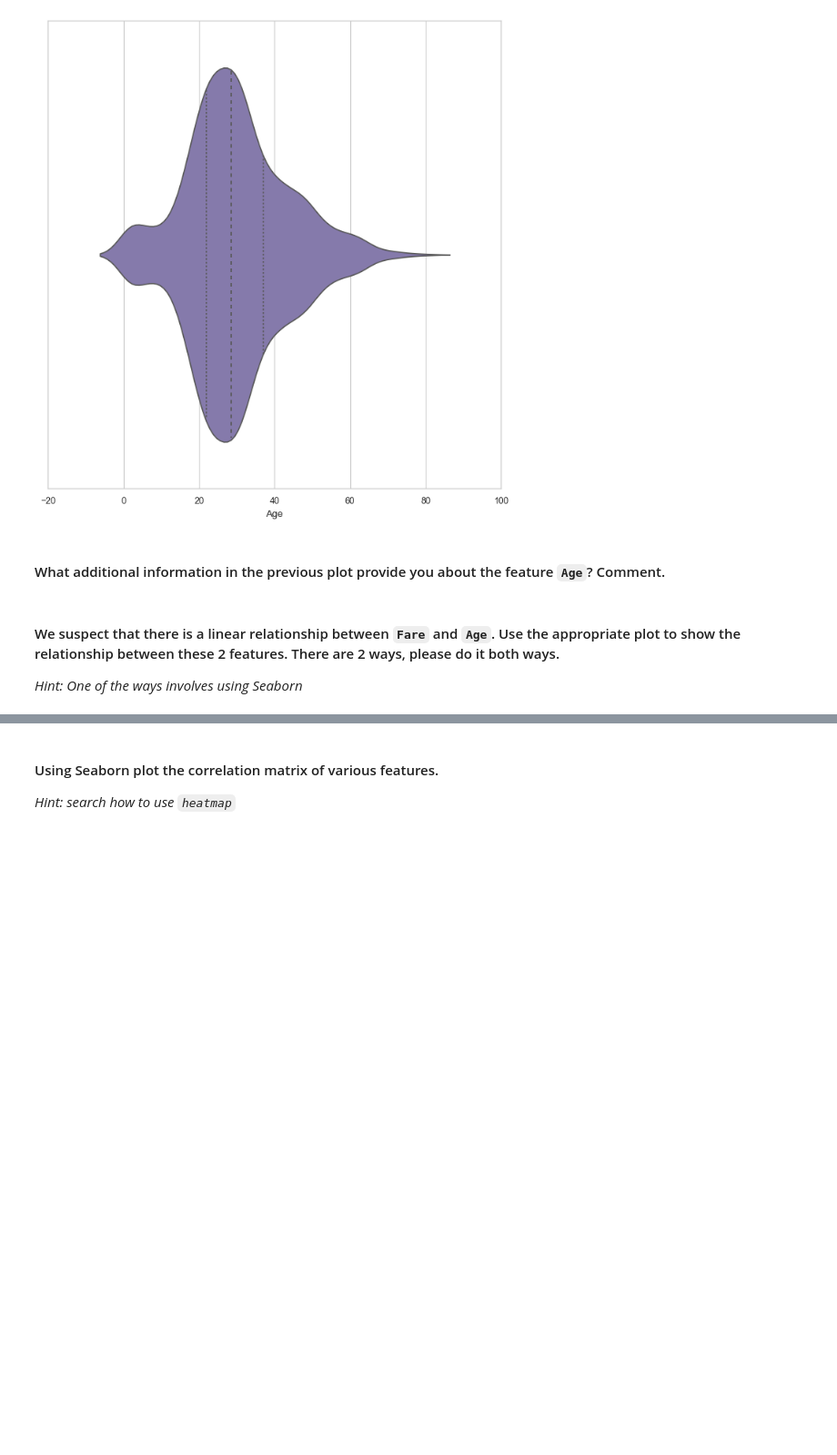
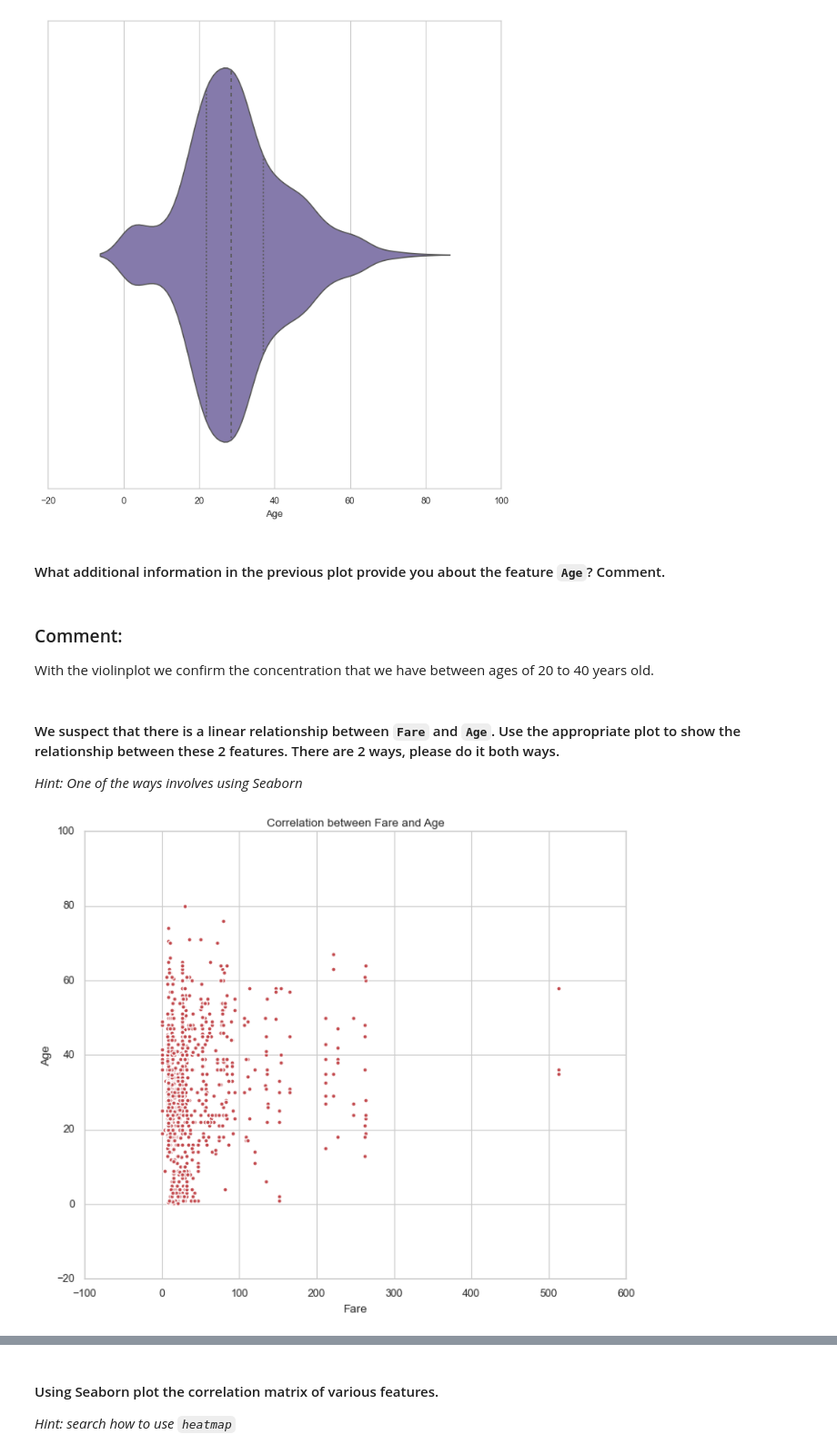
Before and after one commit to ta-data-mexpt/lab-matplotlib-seaborn, a Jupyter notebook: your-code/challenge-3.ipynb, the cells around one changed output, grey strips where cells are left out. Shown: that part at 91% size. Saved outputs shown, nothing was run; the diff lists cells and outputs as text; code cells hidden in the pictures; blank space fills up the shorter version.

```diff
--- a/your-code/challenge-3.ipynb
+++ b/your-code/challenge-3.ipynb
@@ -186,3 +184,7 @@ sns.violinplot(x = 'Age', data=titanic, inner = 'quartile', color = 'm')
+# %% [markdown]
+### Comment:
+
+With the violinplot we confirm the concentration that we have between ages of 20 to 40 years old.
 # %% [markdown]
 #### We suspect that there is a linear relationship between `Fare` and `Age`. Use the appropriate plot to show the relationship between these 2 features. There are 2 ways, please do it both ways.
 
@@ -192,2 +192,15 @@ sns.violinplot(x = 'Age', data=titanic, inner = 'quartile', color = 'm')
+# %%
+#your code-1st way
+x = titanic['Fare']
+y = titanic['Age']
+
+plt.figure(figsize = (10,8))
+plt.scatter(x,y, c = 'r')
+plt.title('Correlation between Fare and Age')
+plt.xlabel('Fare')
+plt.ylabel('Age')
+plt.show()
+# %% [output]
+[figure, added]
 # %%
 # your code-2nd way
```
Also changed, not shown: parts of 3 cells of this notebook.
